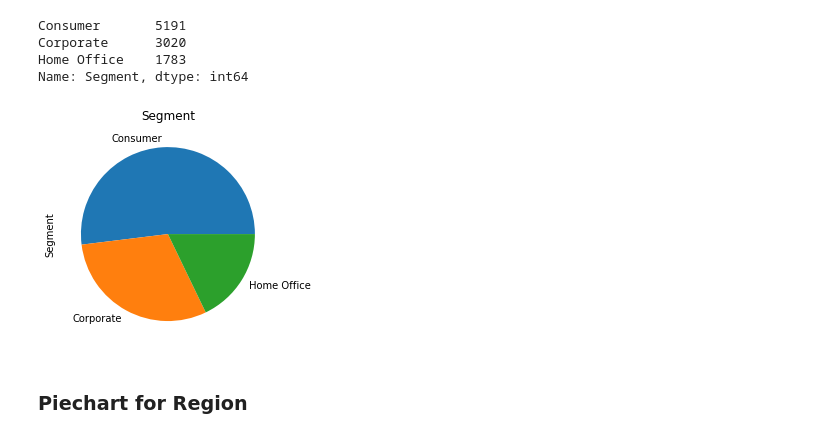
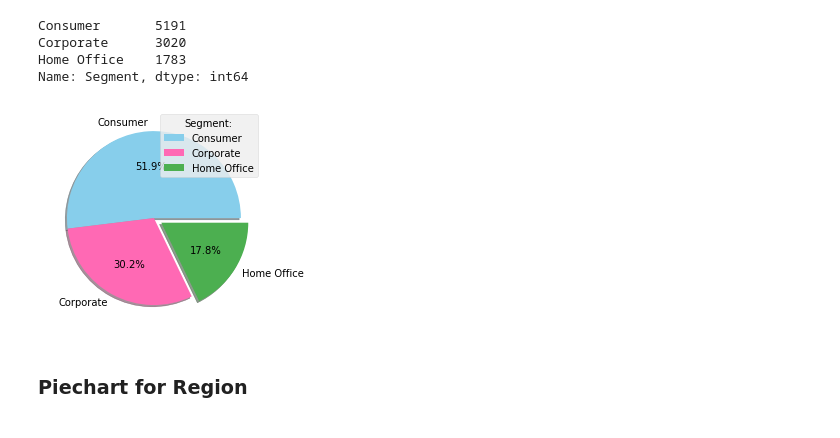
Before and after one commit to arroyoabhi/PythonTraining, a Jupyter notebook: Final_Task(Shreya).ipynb, the cells around one changed output. Drawn from its saved outputs; the diff is of its cells as text; code cells hidden in the pictures.

```diff
--- a/Final_Task(Shreya).ipynb
+++ b/Final_Task(Shreya).ipynb
@@ -199,10 +202,18 @@ Consumer       5191
 Corporate      3020
 Home Office    1783
 Name: Segment, dtype: int64
-# %%
-data['Segment'].value_counts().plot(kind='pie', title='Segment');
-# %% [output]
-[figure, removed]
+# %%
+#data['Segment'].value_counts().plot(kind='pie', title='Segment',explode = myexplode,shadow = True,colors = mycolors);
+import matplotlib.pyplot as plt
+myexplode = [0, 0, 0.1]
+mycolors = ["skyblue", "hotpink","#4CAF50"]
+mylabels = ["Consumer", "Corporate", "Home Office"]
+
+plt.pie(data['Segment'].value_counts(),labels=mylabels,explode = myexplode,shadow = True,colors = mycolors, autopct='%2.1f%%');
+plt.legend(title = "Segment:")
+plt.show()
+# %% [output]
+[figure, added]
 # %% [markdown]
 ### Piechart for Region
 # %%
```
Also changed, not shown: parts of 10 cells of this notebook.
